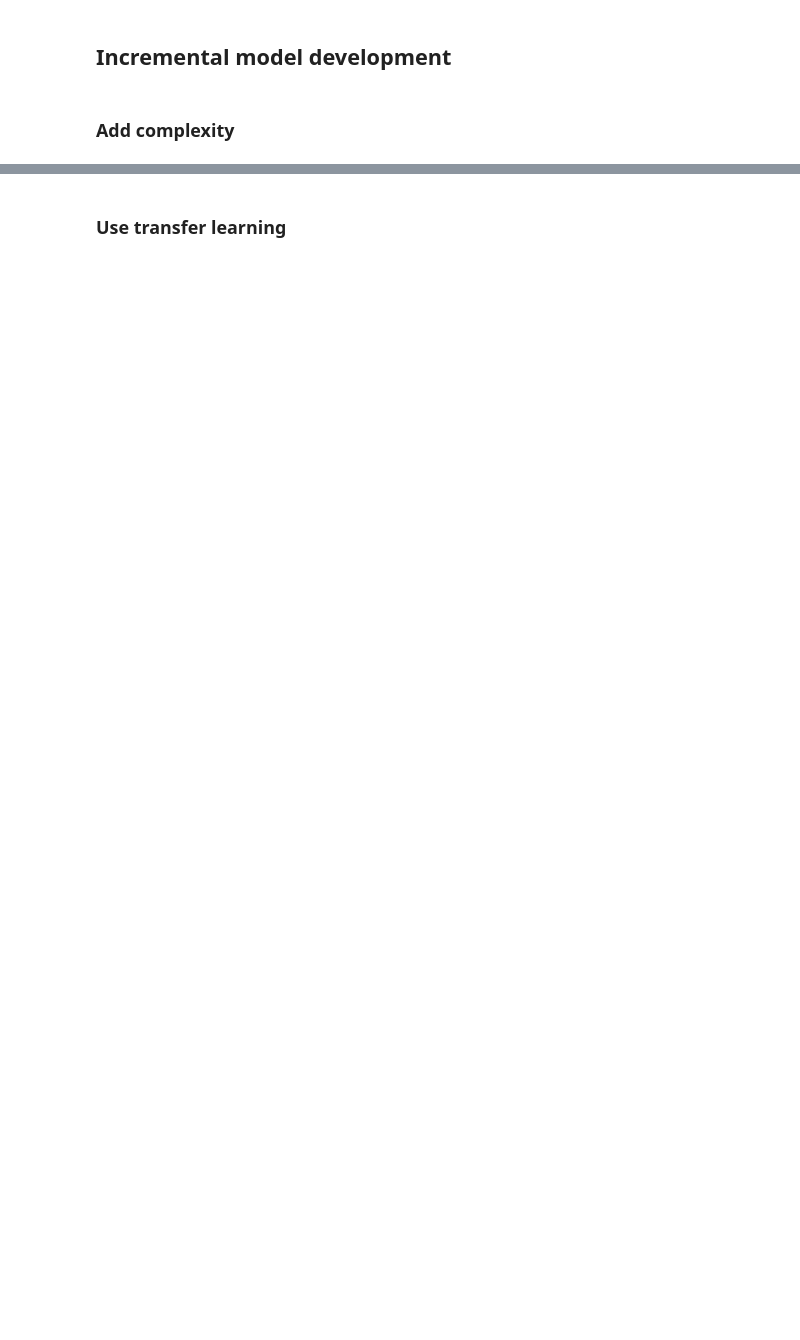
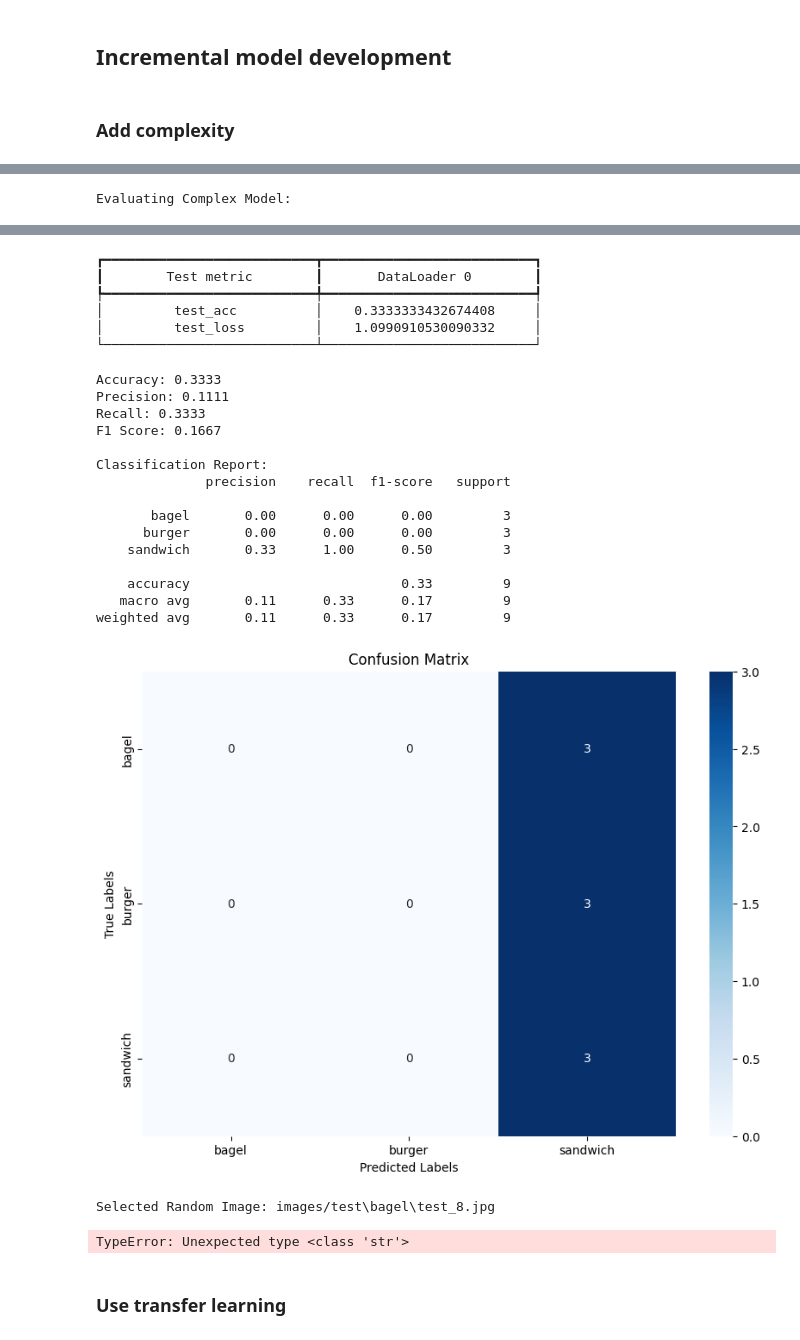
Before and after one commit to ironhamma/BMEVITMMA19_homework, a Jupyter notebook: homework.ipynb, the cells around one changed output, grey strips where cells are left out. Drawn from its saved outputs; the diff is of its cells as text; code cells hidden in the pictures; blank space fills up the shorter version.

```diff
--- a/homework.ipynb
+++ b/homework.ipynb
@@ -514,20 +873,28 @@ checkpoint_callback = ModelCheckpoint(
     mode='min'
 )
 # %%
+# Define the checkpoint path
 best_complex_model_path = '/app/checks/best_complex_model.ckpt'
 
-trainer = pl.Trainer(max_epochs=max_epochs, callbacks=[checkpoint_callback])
+# Initialize the Trainer with the checkpoint callback
+trainer = create_trainer(callbacks=[checkpoint_callback], max_epochs=default_max_epochs)
 
 if TRAIN_MODELS_INSTEAD_OF_LOAD:
-    complex_model = ComplexModel(num_classes=3)
-    trainer.fit(baseline_model, data_module)
+    complex_model = ComplexModel(
+        num_classes=3,
+        learning_rate=default_learning_rate,
+        weight_decay=default_weight_decay
+    )
+    trainer.fit(complex_model, data_module)
 else:
     if os.path.exists(best_complex_model_path):
-        print("It does exist!")
         complex_model = ComplexModel.load_from_checkpoint(best_complex_model_path)
         complex_model.eval()
     else:
-        print("It does not exist!")
-        complex_model = ComplexModel(num_classes=3)
+        complex_model = ComplexModel(
+            num_classes=3,
+            learning_rate=default_learning_rate,
+            weight_decay=default_weight_decay
+        )
         trainer.fit(complex_model, data_module)
 # %% [output]
@@ -580,0 +923,28 @@ F1 Score: 0.1667
+# %%
+# Test the ComplexModel
+print("\nEvaluating Complex Model:")
+trainer.test(complex_model, data_module)
+
+# Evaluate model performance
+complex_metrics = evaluate_model(complex_model, data_module.test_dataloader(), class_names)
+metrics_dict["Complex"] = complex_metrics
+
+# Visualize activations using a random image
+folder_path = 'images/test'
+
+try:
+    visualize_all_activations_with_random_image(
+        complex_model,
+        folder_path,
+        layers_to_visualize=[0, 3],
+        model_type="complex"
+    )
+except ValueError as e:
+    print(f"Error visualizing activations: {e}")
+
+# Visualize error cases
+visualize_errors(complex_model, data_module.test_dataloader(), class_names, num_samples=5)
+
+visualize_feature_importance_with_random_image(complex_model, folder_path, model_type="complex", method="integrated_gradients")
+# %% [output]
+Evaluating Complex Model:
@@ -581,3 +953,27 @@ F1 Score: 0.1667
+┏━━━━━━━━━━━━━━━━━━━━━━━━━━━┳━━━━━━━━━━━━━━━━━━━━━━━━━━━┓
+┃        Test metric        ┃       DataLoader 0        ┃
+┡━━━━━━━━━━━━━━━━━━━━━━━━━━━╇━━━━━━━━━━━━━━━━━━━━━━━━━━━┩
+│         test_acc          │    0.3333333432674408     │
+│         test_loss         │    1.0990910530090332     │
+└───────────────────────────┴───────────────────────────┘
+Accuracy: 0.3333
+Precision: 0.1111
+Recall: 0.3333
+F1 Score: 0.1667
+
+Classification Report:
+              precision    recall  f1-score   support
+
+       bagel       0.00      0.00      0.00         3
+      burger       0.00      0.00      0.00         3
+    sandwich       0.33      1.00      0.50         3
+
+    accuracy                           0.33         9
+   macro avg       0.11      0.33      0.17         9
+weighted avg       0.11      0.33      0.17         9
+[figure, added]
+Selected Random Image: images/test\bagel\test_8.jpg
+TypeError: Unexpected type <class 'str'>
 # %% [markdown]
 ### Use transfer learning
 # %%
```
Also changed, not shown: parts of 48 cells of this notebook, 1 other file.
